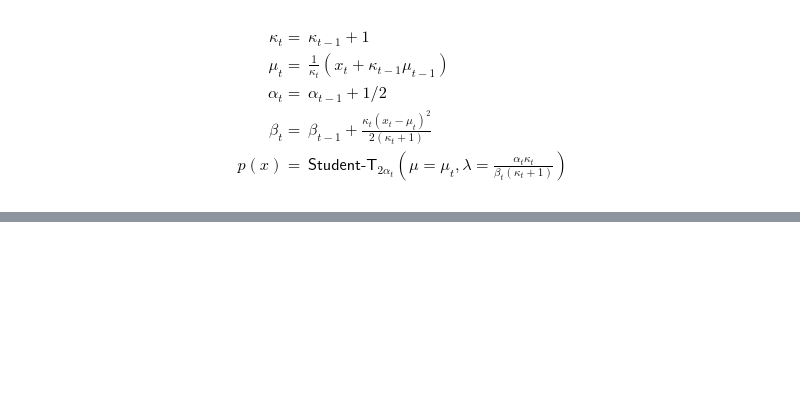
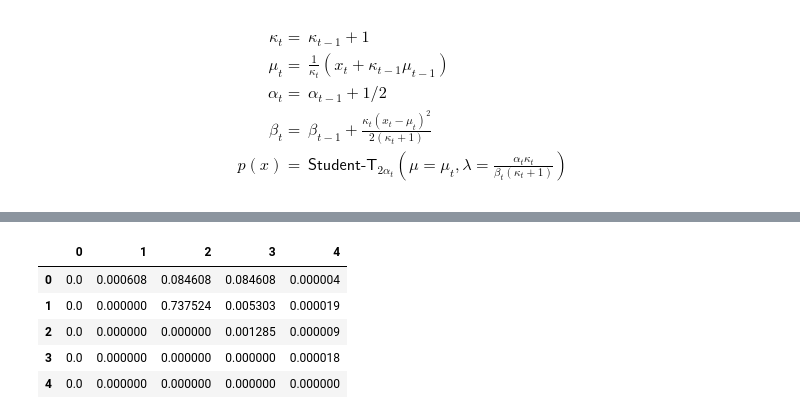
Before and after one commit to sithankanna/naive-bayesians, a Jupyter notebook: misc/hierarchical_bayesian/bayesian_online_change_point_detection.ipynb, the cells around one changed output, grey strips where cells are left out. Cells and saved outputs as stored; diff of their text form; code cells hidden in the pictures; blank space fills up the shorter version.

```diff
--- a/misc/hierarchical_bayesian/bayesian_online_change_point_detection.ipynb
+++ b/misc/hierarchical_bayesian/bayesian_online_change_point_detection.ipynb
@@ -344,0 +449,9 @@ display(pd.DataFrame(pis))
+# %%
+pd.DataFrame(pis)
+# %% [output]
+|  | 0 | 1 | 2 | 3 | 4 |
+| 0 | 0.0 | 0.000608 | 0.084608 | 0.084608 | 0.000004 |
+| 1 | 0.0 | 0.000000 | 0.737524 | 0.005303 | 0.000019 |
+| 2 | 0.0 | 0.000000 | 0.000000 | 0.001285 | 0.000009 |
+| 3 | 0.0 | 0.000000 | 0.000000 | 0.000000 | 0.000018 |
+| 4 | 0.0 | 0.000000 | 0.000000 | 0.000000 | 0.000000 |
```
Also changed, not shown: parts of 8 cells of this notebook.
